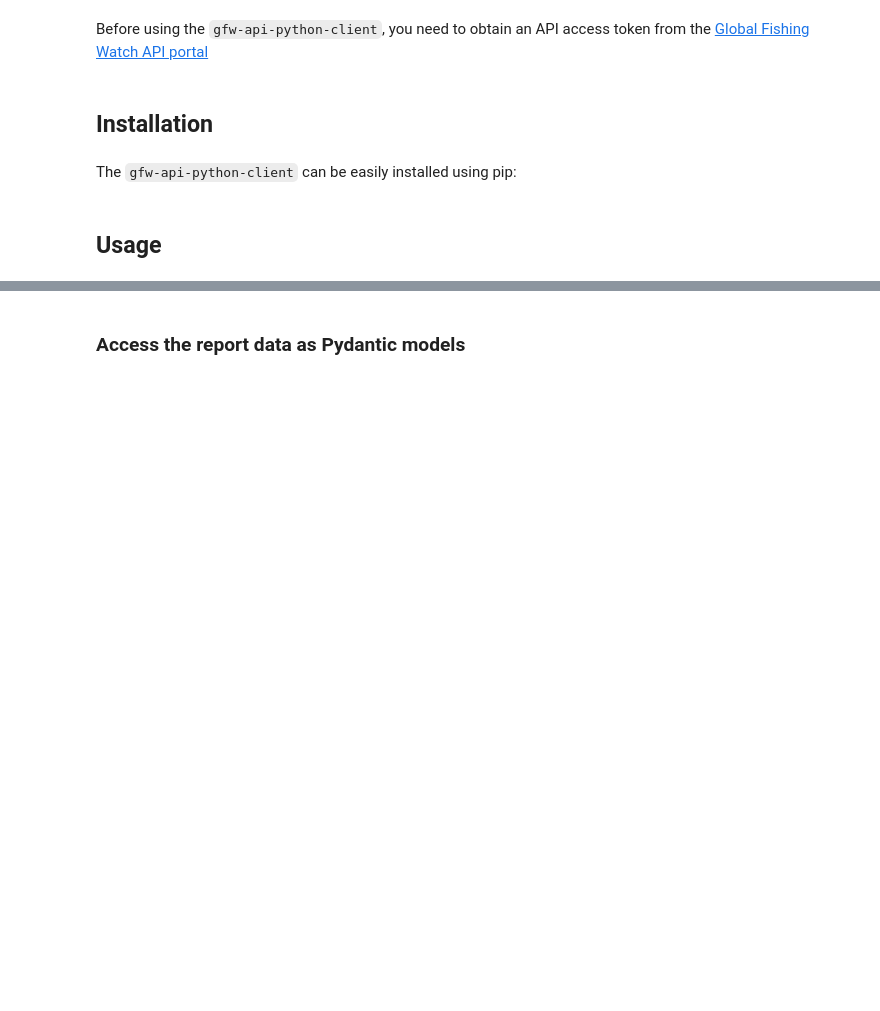
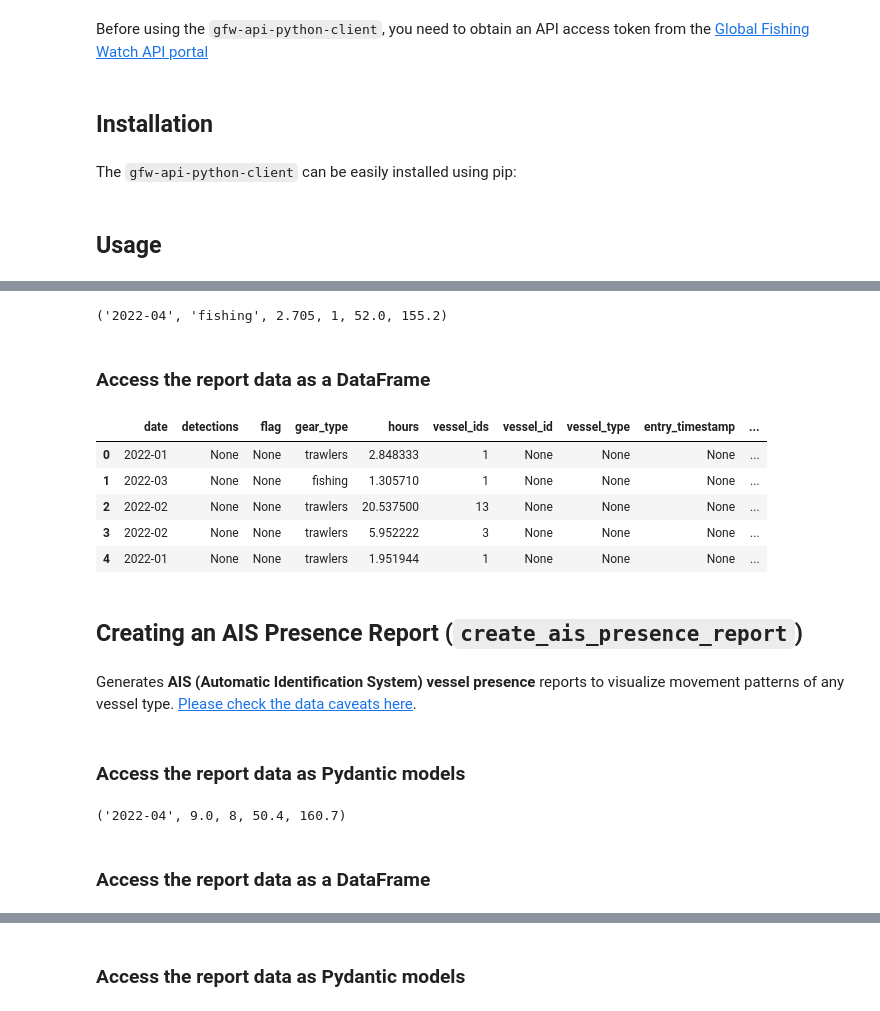
Before and after one commit to GlobalFishingWatch/gfw-api-python-client, a Jupyter notebook: notebooks/usage-guides/4wings-api.ipynb, the cells around one changed output, grey strips where cells are left out. Drawn from its saved outputs; the diff is of its cells as text; code cells hidden in the pictures; blank space fills up the shorter version.

```diff
--- a/notebooks/usage-guides/4wings-api.ipynb
+++ b/notebooks/usage-guides/4wings-api.ipynb
@@ -34,0 +39,12 @@ gfw_client = gfw.Client(
+# %%
+fishing_effort_report_result = await gfw_client.fourwings.create_fishing_effort_report(
+    spatial_resolution="LOW",
+    temporal_resolution="MONTHLY",
+    group_by="GEARTYPE",
+    start_date="2022-01-01",
+    end_date="2022-05-01",
+    region={
+        "dataset": "public-eez-areas",
+        "id": "5690",
+    },
+)
@@ -34,0 +57,28 @@ gfw_client = gfw.Client(
+# %%
+(
+    fishing_effort_report_item.date,
+    fishing_effort_report_item.gear_type,
+    fishing_effort_report_item.hours,
+    fishing_effort_report_item.vessel_ids,
+    fishing_effort_report_item.lat,
+    fishing_effort_report_item.lon,
+)
+# %% [output]
+('2022-04', 'fishing', 2.705, 1, 52.0, 155.2)
+# %% [markdown]
+### Access the report data as a DataFrame
+# %%
+fishing_effort_report_df = fishing_effort_report_result.df()
+# %%
+fishing_effort_report_df.head()
+# %% [output]
+|  | date | detections | flag | gear_type | hours | vessel_ids | vessel_id | vessel_type | entry_timestamp | ... |
+| 0 | 2022-01 | None | None | trawlers | 2.848333 | 1 | None | None | None | ... |
+| 1 | 2022-03 | None | None | fishing | 1.305710 | 1 | None | None | None | ... |
+| 2 | 2022-02 | None | None | trawlers | 20.537500 | 13 | None | None | None | ... |
+| 3 | 2022-02 | None | None | trawlers | 5.952222 | 3 | None | None | None | ... |
+| 4 | 2022-01 | None | None | trawlers | 1.951944 | 1 | None | None | None | ... |
+# %% [markdown]
+## Creating an AIS Presence Report (`create_ais_presence_report`)
+# %% [markdown]
+Generates **AIS (Automatic Identification System) vessel presence** reports to visualize movement patterns of any vessel type. [Please check the data caveats here](https://globalfishingwatch.org/our-apis/documentation#data-caveat).
@@ -34,0 +97,2 @@ gfw_client = gfw.Client(
+# %% [markdown]
+### Access the report data as Pydantic models
@@ -34,0 +103,12 @@ gfw_client = gfw.Client(
+# %%
+(
+    ais_presence_report_item.date,
+    ais_presence_report_item.hours,
+    ais_presence_report_item.vessel_ids,
+    ais_presence_report_item.lat,
+    ais_presence_report_item.lon,
+)
+# %% [output]
+('2022-04', 9.0, 8, 50.4, 160.7)
+# %% [markdown]
+### Access the report data as a DataFrame
```
Also changed, not shown: parts of 25 cells of this notebook, 2 other files.
